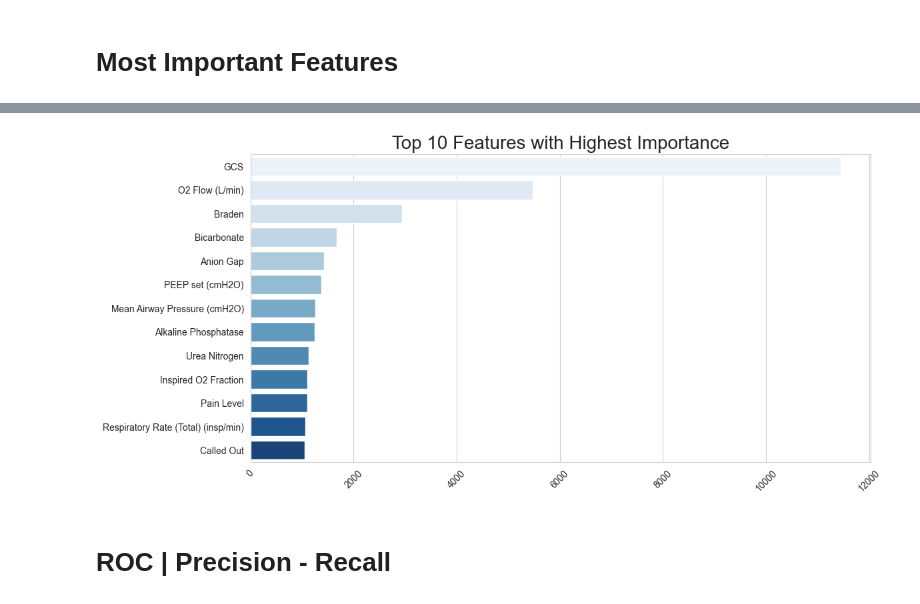
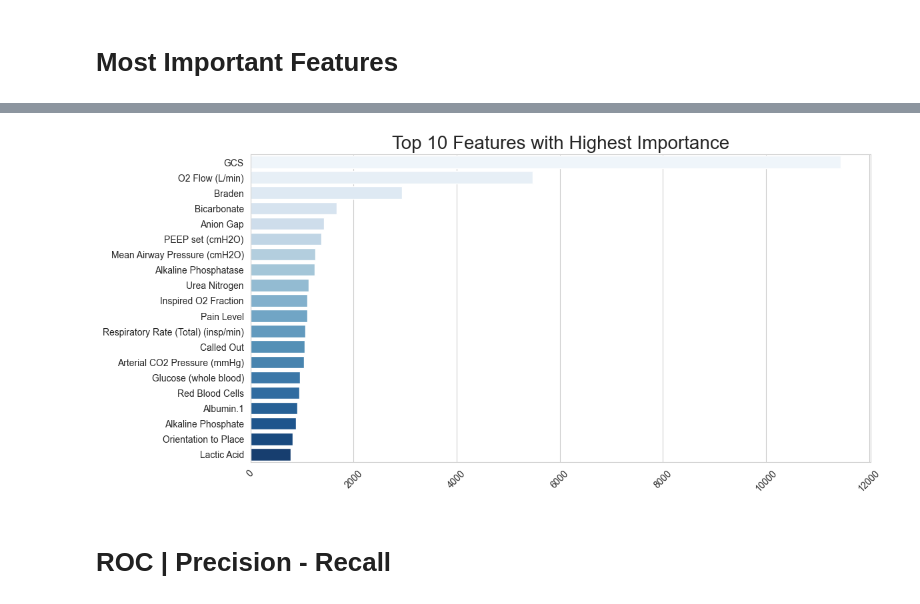
Before and after one commit to DimopDim/PhD, a Jupyter notebook: 05_Machine_Learning/02_XGBoost_expire_flag.ipynb, the cells around one changed output, grey strips where cells are left out. Drawn from its saved outputs; the diff is of its cells as text; code cells hidden in the pictures.

Commit message:
Setting HyperParameter and plots

```diff
--- a/05_Machine_Learning/02_XGBoost_expire_flag.ipynb
+++ b/05_Machine_Learning/02_XGBoost_expire_flag.ipynb
@@ -238,30 +235,30 @@ Top 20 most important features:
 # %%
 # Set seaborn style and remove gridlines
 sns.set_style("whitegrid")
 
 # Top 10 most important features
-top_10_features = most_important_df.head(13)
+top_10_features = most_important_df.head(20)
 
 # Plotting
 plt.figure(figsize=(12, 6))  # Reduce figure size
 plot = sns.barplot(x='Importance', y='Feature', data=top_10_features, hue='Feature', palette="Blues", legend=False)
 
 # Reduce font size slightly
 plt.xlabel('Importance', fontsize=18)
 plt.ylabel('Feature', fontsize=18)
 plt.title('Top 10 Features with Highest Importance', fontsize=20)
 
 # Rotate x-axis labels for readability
 plt.xticks(rotation=45)
 
 plt.ylabel('')
 plt.xlabel('')
 
 # Save the plot in high resolution
-plt.savefig('plots/mortality_top_10_most_important_features.jpeg', dpi=300)
+plt.savefig('plots/mortality_top_20_most_important_features.jpeg', dpi=300)
 plt.show()
 # %% [output]
-[figure, old version]
+[figure, new version]
 # %% [markdown]
 # ROC | Precision - Recall
 # %%
```
Also changed, not shown: parts of 1 cell of this notebook.
